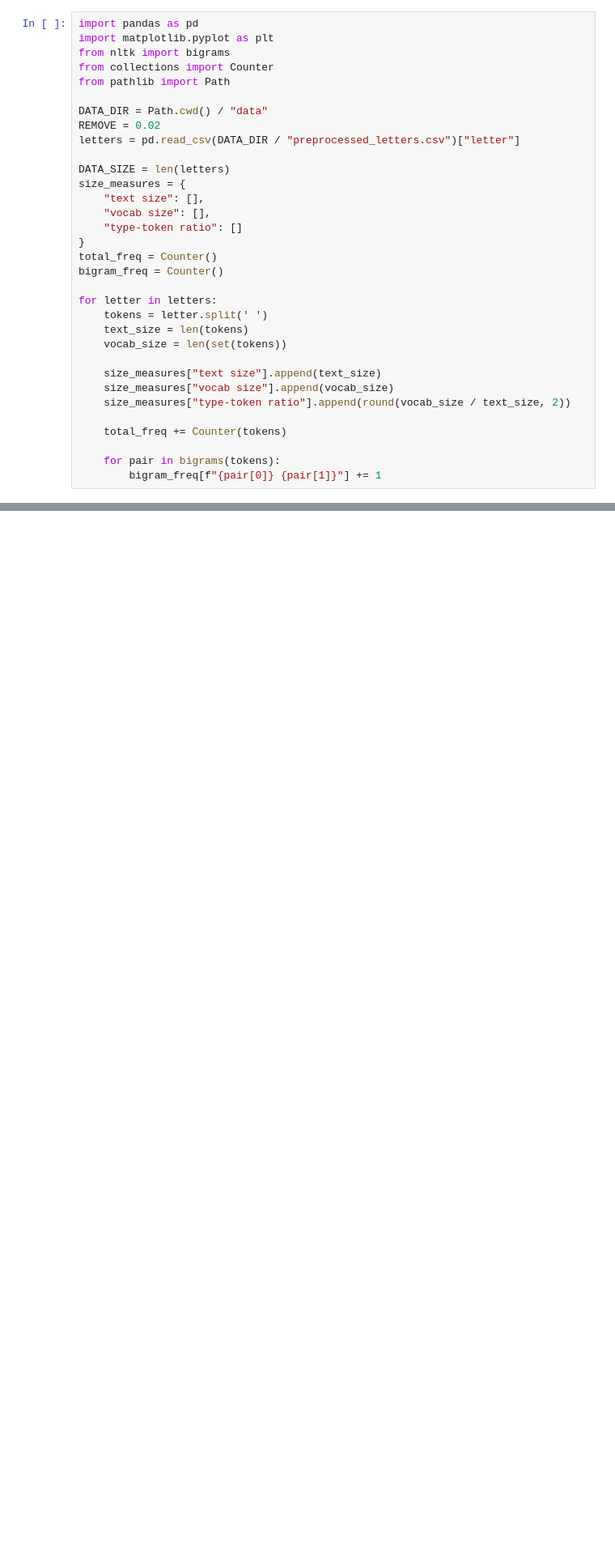
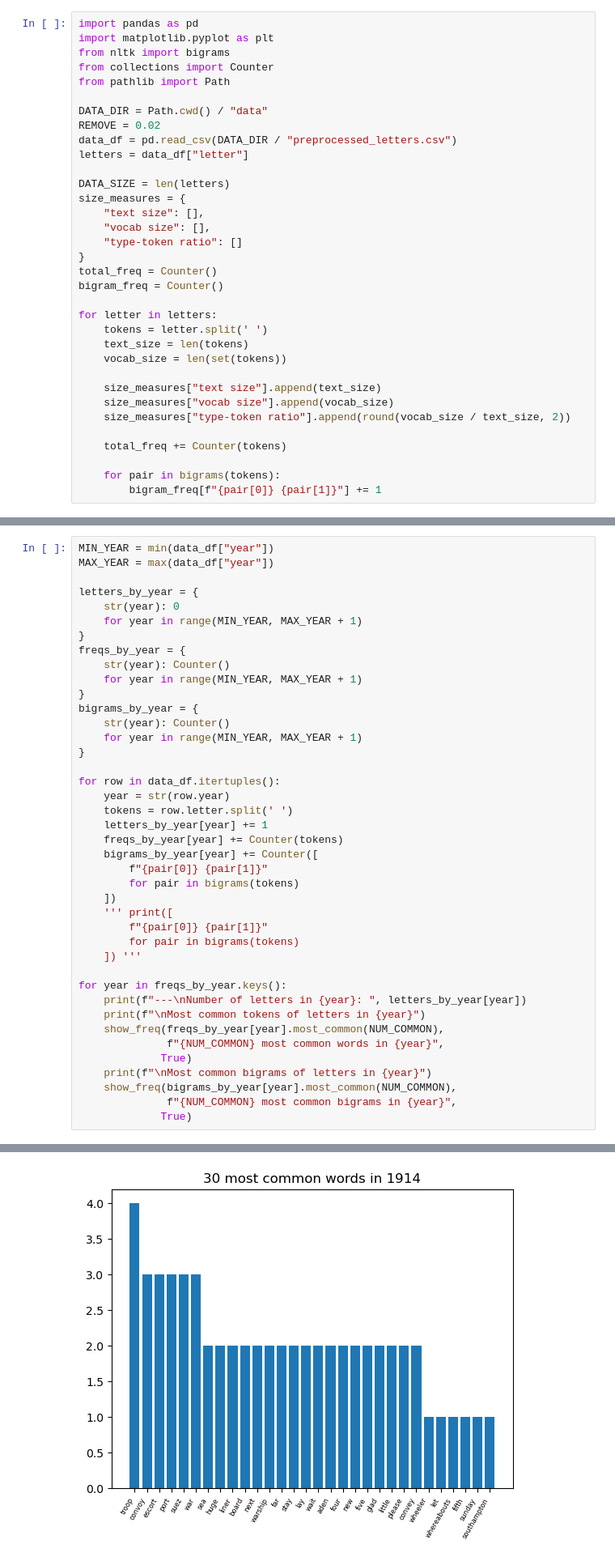
Before and after one commit to zhao-rry/TM2025_project, a Jupyter notebook: general_stats.ipynb, the cells around one changed output, grey strips where cells are left out. Shown at 81% size. Drawn from its saved outputs; the diff is of its cells as text; blank space fills up the shorter version.

Commit message:
Plot word frequencies per year

```diff
--- a/general_stats.ipynb
+++ b/general_stats.ipynb
@@ -255,7 +255,8 @@ from pathlib import Path
 
 DATA_DIR = Path.cwd() / "data"
 REMOVE = 0.02
-letters = pd.read_csv(DATA_DIR / "preprocessed_letters.csv")["letter"]
+data_df = pd.read_csv(DATA_DIR / "preprocessed_letters.csv")
+letters = data_df["letter"]
 
 DATA_SIZE = len(letters)
 size_measures = {
@@ -409,3 +410,45 @@ As with the least frequent words, the least common bigrams are also battle-relat
 - sentiment (to prevent family from worrying)
 - disinterest (many soldiers got tired of the war towards the end)
 - redundance (families may already have read about the war in the news, so dwelling on it can be a waste of ink)
+# %%
+MIN_YEAR = min(data_df["year"])
+MAX_YEAR = max(data_df["year"])
+
+letters_by_year = {
+    str(year): 0
+    for year in range(MIN_YEAR, MAX_YEAR + 1)
+}
+freqs_by_year = {
+    str(year): Counter()
+    for year in range(MIN_YEAR, MAX_YEAR + 1)
+}
+bigrams_by_year = {
+    str(year): Counter()
+    for year in range(MIN_YEAR, MAX_YEAR + 1)
+}
+
+for row in data_df.itertuples():
+    year = str(row.year)
+    tokens = row.letter.split(' ')
+    letters_by_year[year] += 1
+    freqs_by_year[year] += Counter(tokens)
+    bigrams_by_year[year] += Counter([
+        f"{pair[0]} {pair[1]}"
+        for pair in bigrams(tokens)
+    ])
+    ''' print([
+        f"{pair[0]} {pair[1]}"
+        for pair in bigrams(tokens)
+    ]) '''
+
+for year in freqs_by_year.keys():
+    print(f"---\nNumber of letters in {year}: ", letters_by_year[year])
+    print(f"\nMost common tokens of letters in {year}")
+    show_freq(freqs_by_year[year].most_common(NUM_COMMON),
+              f"{NUM_COMMON} most common words in {year}",
+             True)
+    print(f"\nMost common bigrams of letters in {year}")
+    show_freq(bigrams_by_year[year].most_common(NUM_COMMON),
+              f"{NUM_COMMON} most common bigrams in {year}",
+             True)
+# %% [output]
@@ -411,0 +459 @@ As with the least frequent words, the least common bigrams are also battle-relat
+[figure, added]
```
Also changed, not shown: parts of 3 cells of this notebook.
